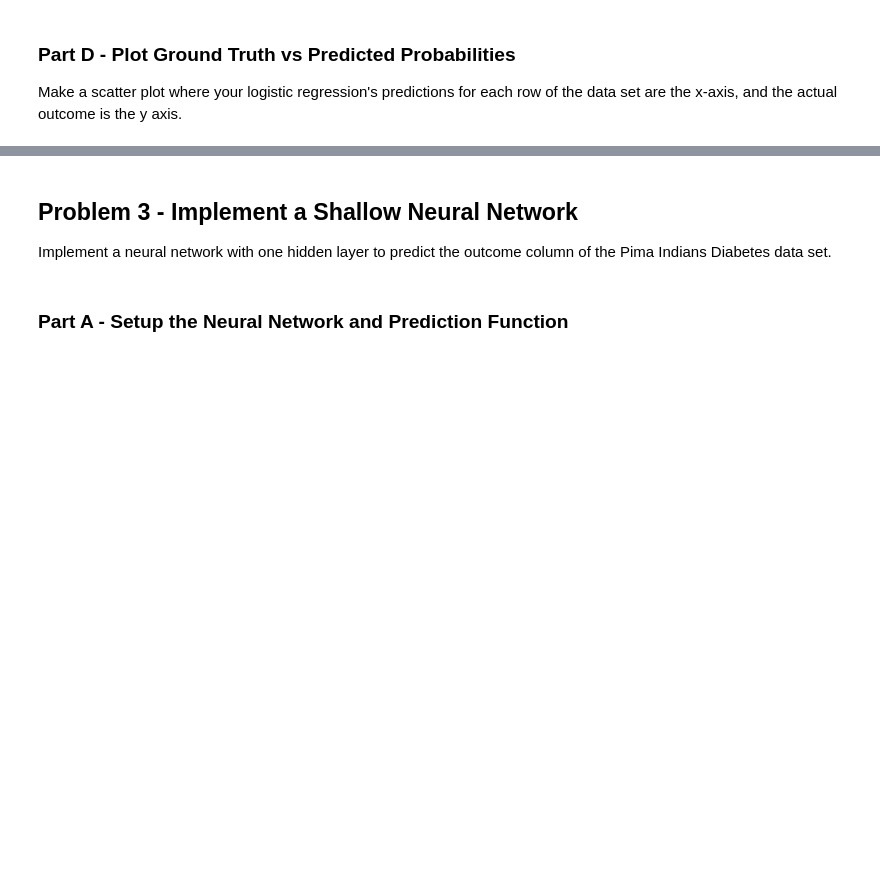
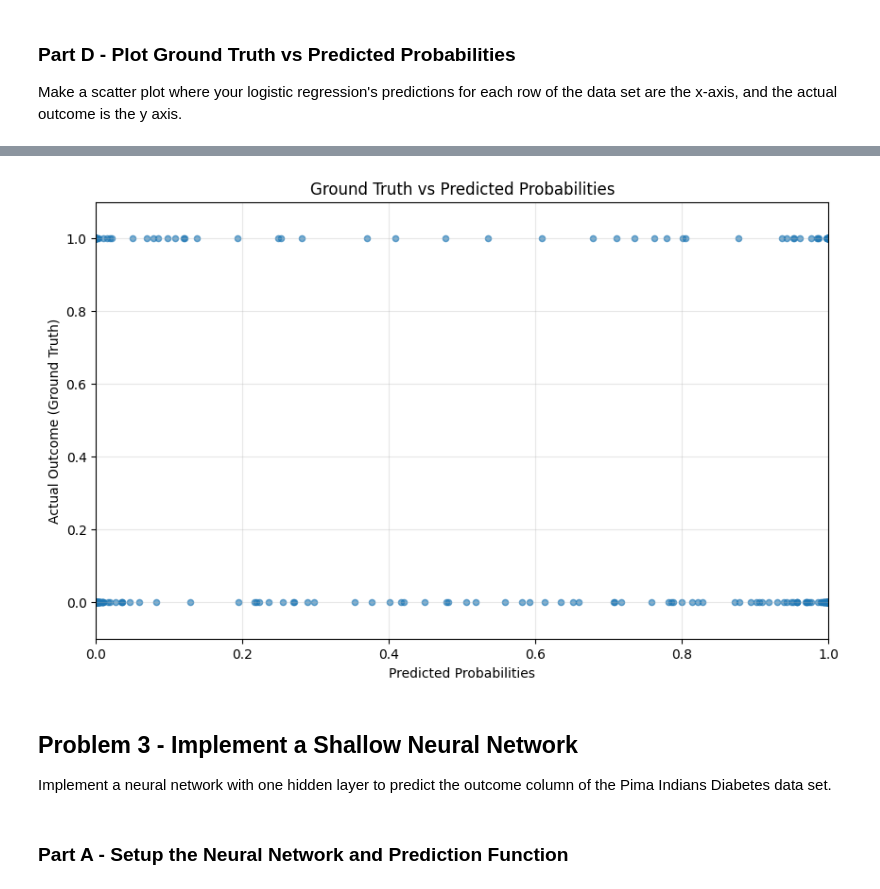
Before and after one commit to nickmeeks/deeplearning, a Jupyter notebook: static_files/assignments/homework3.ipynb, the cells around one changed output, grey strips where cells are left out. Cells and saved outputs as stored; diff of their text form; code cells hidden in the pictures; blank space fills up the shorter version.

```diff
--- a/static_files/assignments/homework3.ipynb
+++ b/static_files/assignments/homework3.ipynb
@@ -173,0 +109,23 @@ Final Accuracy: 0.3490
+# %%
+lr = 0.01
+steps = 3000
+loss_hist = []
+input_df_tensor = torch.tensor(input_df.values, dtype=torch.float32)
+target_tensor = torch.tensor(target.values, dtype=torch.float32)
+
+for t in range(steps):
+    predictions = predict(input_df_tensor, weights, bias)  # predict function
+    loss = compute_loss(target_tensor, predictions)        # loss function
+
+    loss.backward()
+
+    with torch.no_grad():
+        weights -= lr * weights.grad
+        bias -= lr * bias.grad
+
+    weights.grad.zero_()
+    bias.grad.zero_()
+
+    if t % 10 == 0:
+        loss_hist.append(loss.item())
+        print(f"Step {t}, Loss: {loss.item():.4f}")
@@ -257,3 +154,27 @@ Final accuracy: 0.3490
+# %%
+# Get final predictions after training
+with torch.no_grad():  # Don't need gradients for evaluation
+    final_predictions = predict(input_df_tensor, weights, bias)
+
+# Convert to numpy for plotting
+pred_probs = final_predictions.numpy()
+actual_outcomes = target_tensor.numpy()
+
+# Create scatter plot
+plt.figure(figsize=(10, 6))
+plt.scatter(pred_probs, actual_outcomes, alpha=0.6, s=20)
+plt.xlabel('Predicted Probabilities')
+plt.ylabel('Actual Outcome (Ground Truth)')
+plt.title('Ground Truth vs Predicted Probabilities')
+plt.grid(True, alpha=0.3)
+
+# Set axis limits
+plt.xlim(0, 1)
+plt.ylim(-0.1, 1.1)
+
+plt.show()
+# %% [output]
+[figure, added]
 # %% [markdown]
 ## Problem 3 - Implement a Shallow Neural Network
 
```
Also changed, not shown: parts of 13 cells of this notebook.
